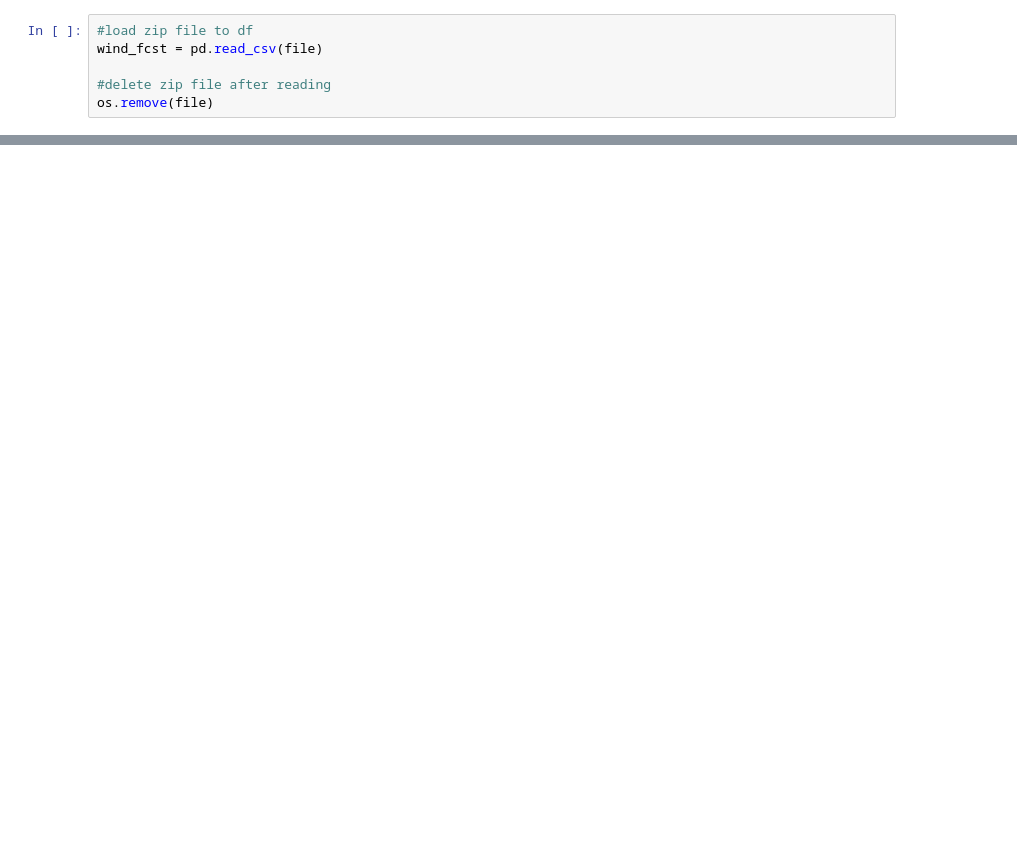
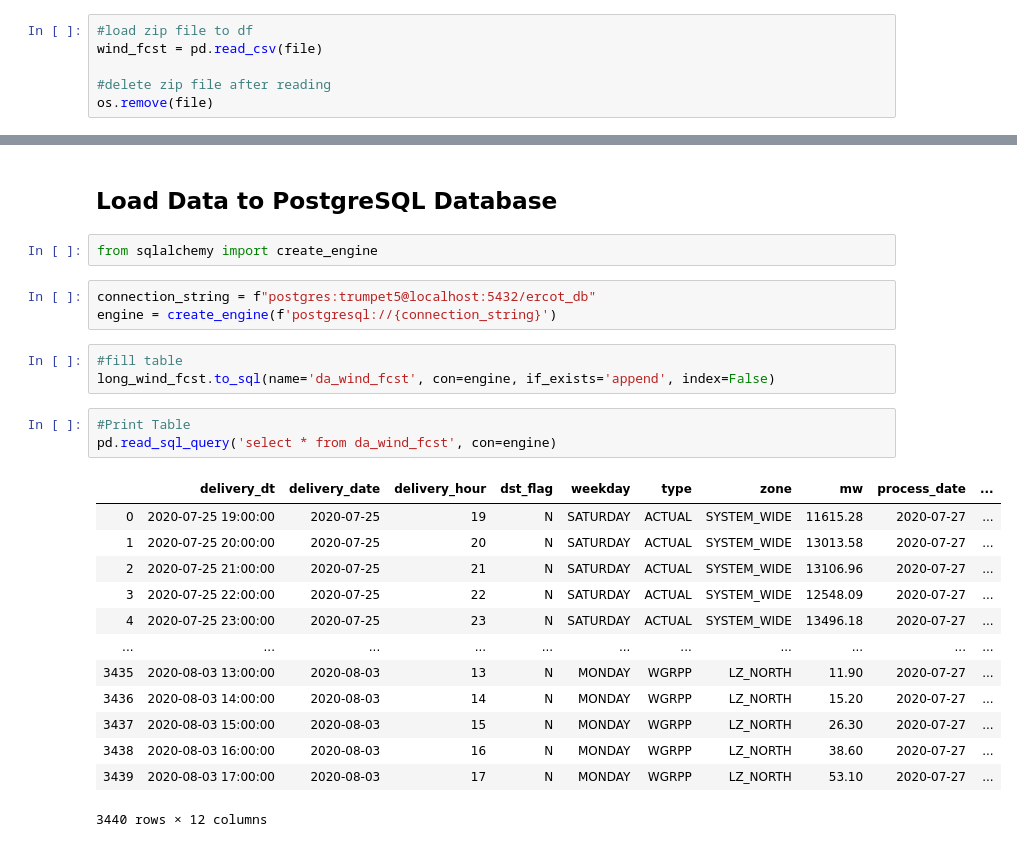
Before and after one commit to lolguin/ercot-project, a Jupyter notebook: pull_da_windfcst.ipynb, the cells around one changed output, grey strips where cells are left out. Saved outputs shown, nothing was run; the diff lists cells and outputs as text; blank space fills up the shorter version.

```diff
--- a/pull_da_windfcst.ipynb
+++ b/pull_da_windfcst.ipynb
@@ -62,0 +186,27 @@ wind_fcst
+# %% [markdown]
+## Load Data to PostgreSQL Database
+# %%
+from sqlalchemy import create_engine
+# %%
+connection_string = f"postgres:trumpet5@localhost:5432/ercot_db"
+engine = create_engine(f'postgresql://{connection_string}')
+# %%
+#fill table
+long_wind_fcst.to_sql(name='da_wind_fcst', con=engine, if_exists='append', index=False)
+# %%
+#Print Table
+pd.read_sql_query('select * from da_wind_fcst', con=engine)
+# %% [output]
+|  | delivery_dt | delivery_date | delivery_hour | dst_flag | weekday | type | zone | mw | process_date | ... |
+| 0 | 2020-07-25 19:00:00 | 2020-07-25 | 19 | N | SATURDAY | ACTUAL | SYSTEM_WIDE | 11615.28 | 2020-07-27 | ... |
+| 1 | 2020-07-25 20:00:00 | 2020-07-25 | 20 | N | SATURDAY | ACTUAL | SYSTEM_WIDE | 13013.58 | 2020-07-27 | ... |
+| 2 | 2020-07-25 21:00:00 | 2020-07-25 | 21 | N | SATURDAY | ACTUAL | SYSTEM_WIDE | 13106.96 | 2020-07-27 | ... |
+| 3 | 2020-07-25 22:00:00 | 2020-07-25 | 22 | N | SATURDAY | ACTUAL | SYSTEM_WIDE | 12548.09 | 2020-07-27 | ... |
+| 4 | 2020-07-25 23:00:00 | 2020-07-25 | 23 | N | SATURDAY | ACTUAL | SYSTEM_WIDE | 13496.18 | 2020-07-27 | ... |
+| ... | ... | ... | ... | ... | ... | ... | ... | ... | ... | ... |
+| 3435 | 2020-08-03 13:00:00 | 2020-08-03 | 13 | N | MONDAY | WGRPP | LZ_NORTH | 11.90 | 2020-07-27 | ... |
+| 3436 | 2020-08-03 14:00:00 | 2020-08-03 | 14 | N | MONDAY | WGRPP | LZ_NORTH | 15.20 | 2020-07-27 | ... |
+| 3437 | 2020-08-03 15:00:00 | 2020-08-03 | 15 | N | MONDAY | WGRPP | LZ_NORTH | 26.30 | 2020-07-27 | ... |
+| 3438 | 2020-08-03 16:00:00 | 2020-08-03 | 16 | N | MONDAY | WGRPP | LZ_NORTH | 38.60 | 2020-07-27 | ... |
+| 3439 | 2020-08-03 17:00:00 | 2020-08-03 | 17 | N | MONDAY | WGRPP | LZ_NORTH | 53.10 | 2020-07-27 | ... |
+3440 rows × 12 columns
```
Also changed, not shown: parts of 13 cells of this notebook, 1 other file.
